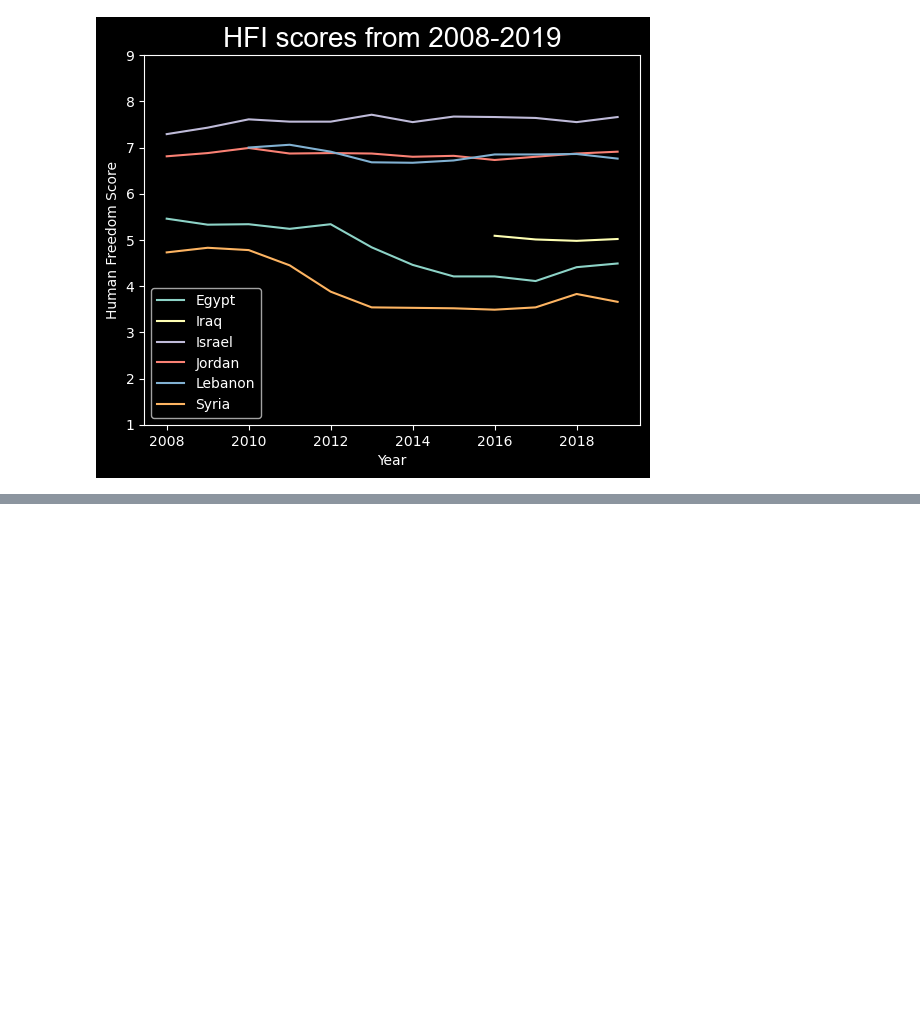
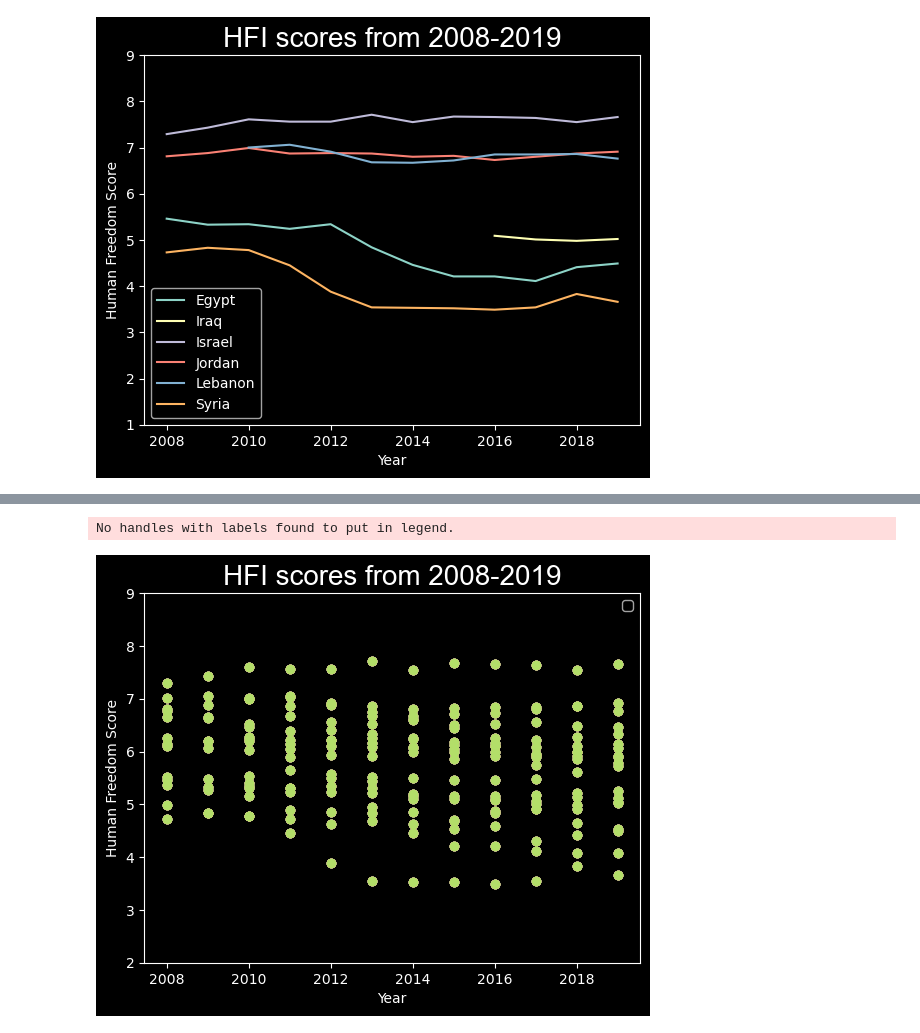
Before and after one commit to NJB7/HumanFreedomIndexProject, a Jupyter notebook: HFIProject.ipynb, the cells around one changed output, grey strips where cells are left out. Drawn from its saved outputs; the diff is of its cells as text; code cells hidden in the pictures; blank space fills up the shorter version.

Commit message:
Sept. 30 way to late at night - new plot updates

```diff
--- a/HFIProject.ipynb
+++ b/HFIProject.ipynb
@@ -480,0 +431,25 @@ plt.show()
+# %%
+# plot ME countries
+
+country = ["Algeria", "Bahrain", "Egypt, Arab Rep.", "Iran, Islamic Rep.", "Iraq", "Israel", "Jordan", "Kuwait", "Lebanon", "Libya", "Morocco", "Oman",
+    "Qatar", "Saudi Arabia", "Syrian Arab Republic", "Tunisia", "Turkey", "United Arab Emirates", "Yemen, Rep."]
+
+for countries in dfme:
+    x = dfme["year"]
+    y = dfme["hf_score"]
+    plt.scatter(x, y, label=country)
+
+plt.title("HFI scores from 2008-2019", fontdict = {"fontname": "Arial", "fontsize": 20})
+plt.xlabel("Year")
+plt.ylabel("Human Freedom Score")
+
+# plt.xticks([2008, 2009, 2010, 2011, 2012, 2013, 2014, 2015, 2016, 2017, 2018, 2019])
+plt.yticks([2,3,4,5,6,7,8,9])
+plt.legend()
+fig = matplotlib.pyplot.gcf()
+fig.savefig('mehfiline2.png', dpi=300)
+
+plt.show()
+# %% [output]
+No handles with labels found to put in legend.
+[figure, added]
```
Also changed, not shown: parts of 10 cells of this notebook, 5 other files.
